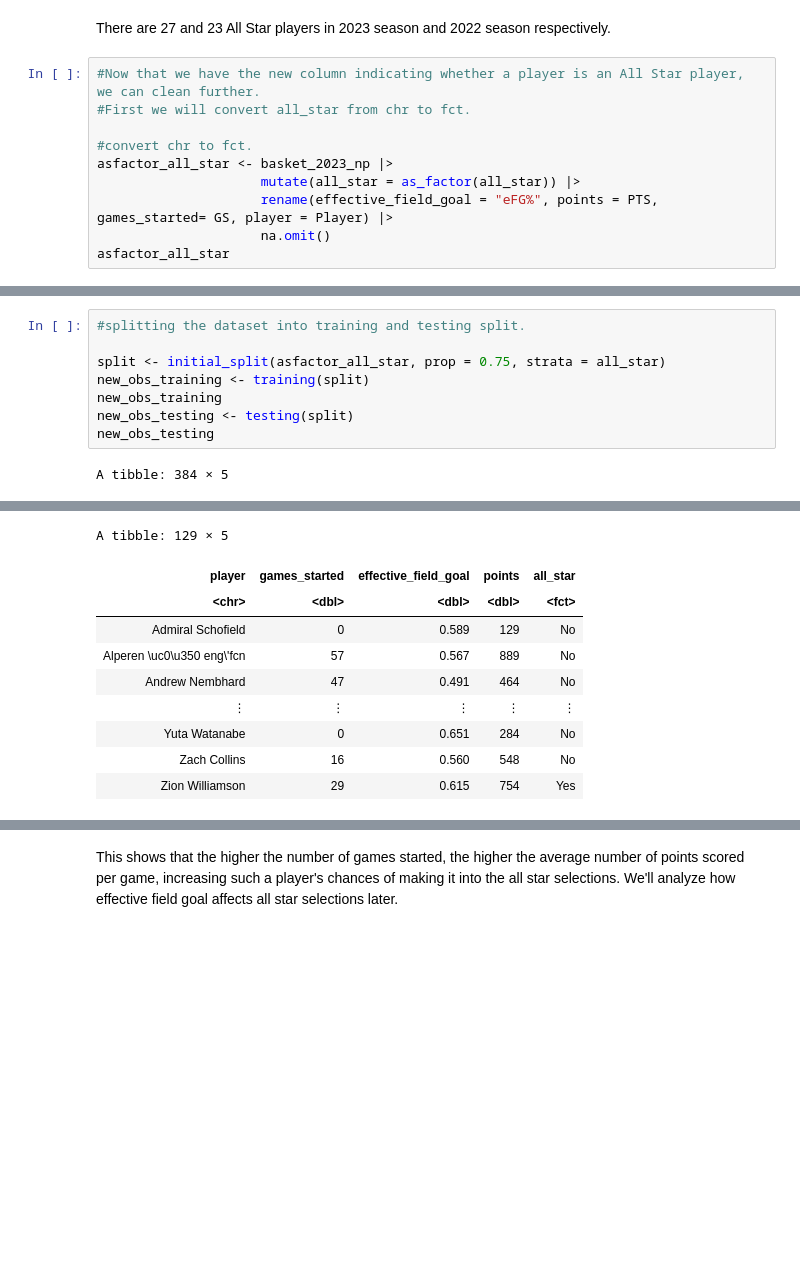
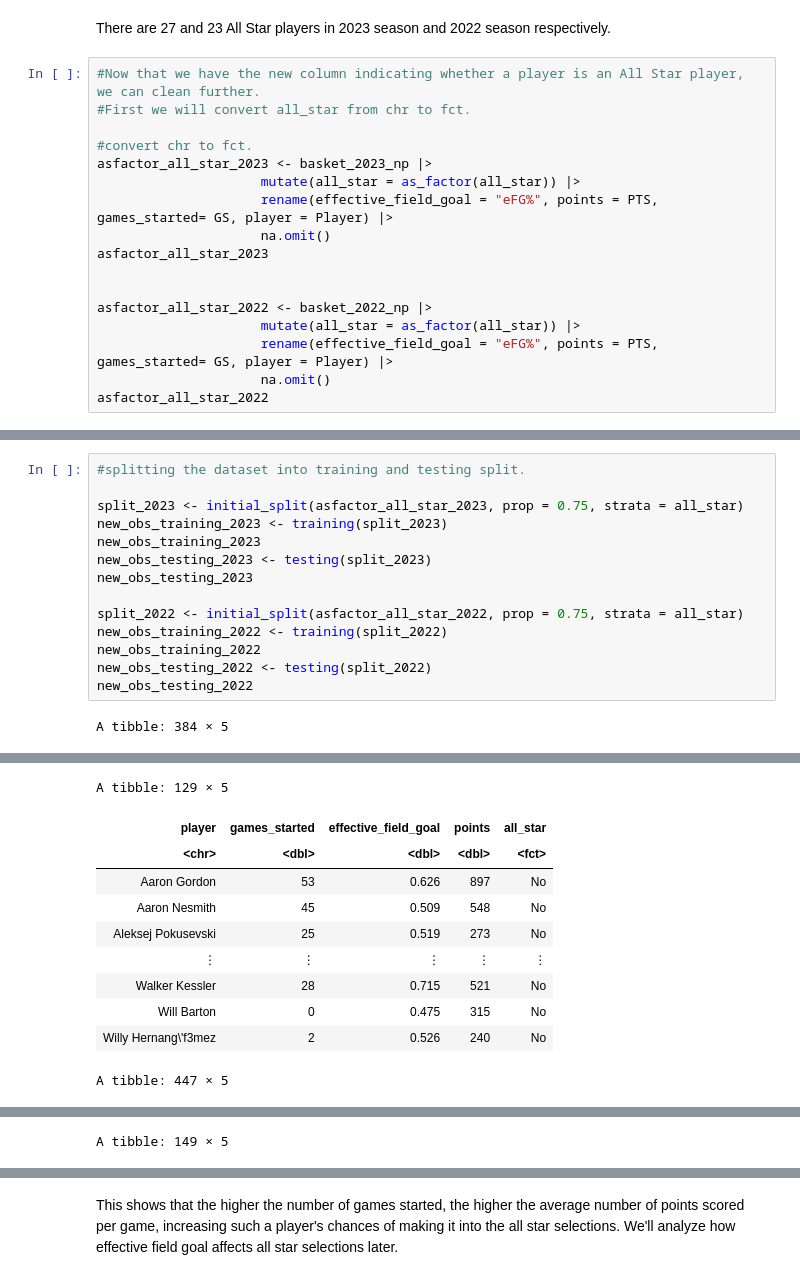
Before and after one commit to DrakenRaptor/Section006-28-Proposal, a Jupyter notebook: ProjectTrial.ipynb, the cells around one changed output, grey strips where cells are left out. Saved outputs shown, nothing was run; the diff lists cells and outputs as text; blank space fills up the shorter version.

```diff
--- a/ProjectTrial.ipynb
+++ b/ProjectTrial.ipynb
@@ -321,11 +321,18 @@ There are 27 and 23 All Star players in 2023 season and 2022 season respectively
 #First we will convert all_star from chr to fct.
 
 #convert chr to fct.
-asfactor_all_star <- basket_2023_np |>
+asfactor_all_star_2023 <- basket_2023_np |>
                      mutate(all_star = as_factor(all_star)) |>
                      rename(effective_field_goal = "eFG%", points = PTS, games_started= GS, player = Player) |>
                      na.omit()
-asfactor_all_star
+asfactor_all_star_2023
+
+
+asfactor_all_star_2022 <- basket_2022_np |>
+                     mutate(all_star = as_factor(all_star)) |>
+                     rename(effective_field_goal = "eFG%", points = PTS, games_started= GS, player = Player) |>
+                     na.omit()
+asfactor_all_star_2022
 # %% [output]
 A tibble: 513 × 5
 | player | games_started | effective_field_goal | points | all_star |
@@ -340,11 +357,17 @@ A tibble: 513 × 5
 # %%
 #splitting the dataset into training and testing split.
 
-split <- initial_split(asfactor_all_star, prop = 0.75, strata = all_star)
-new_obs_training <- training(split)
-new_obs_training
-new_obs_testing <- testing(split)
-new_obs_testing
+split_2023 <- initial_split(asfactor_all_star_2023, prop = 0.75, strata = all_star)
+new_obs_training_2023 <- training(split_2023)
+new_obs_training_2023
+new_obs_testing_2023 <- testing(split_2023)
+new_obs_testing_2023
+
+split_2022 <- initial_split(asfactor_all_star_2022, prop = 0.75, strata = all_star)
+new_obs_training_2022 <- training(split_2022)
+new_obs_training_2022
+new_obs_testing_2022 <- testing(split_2022)
+new_obs_testing_2022
 # %% [output]
 A tibble: 384 × 5
 | player | games_started | effective_field_goal | points | all_star |
@@ -359,10 +382,11 @@ A tibble: 384 × 5
 A tibble: 129 × 5
 | player | games_started | effective_field_goal | points | all_star |
 | <chr> | <dbl> | <dbl> | <dbl> | <fct> |
-| Admiral Schofield | 0 | 0.589 | 129 | No |
-| Alperen \uc0\u350 eng\'fcn | 57 | 0.567 | 889 | No |
-| Andrew Nembhard | 47 | 0.491 | 464 | No |
+| Aaron Gordon | 53 | 0.626 | 897 | No |
+| Aaron Nesmith | 45 | 0.509 | 548 | No |
+| Aleksej Pokusevski | 25 | 0.519 | 273 | No |
 | ⋮ | ⋮ | ⋮ | ⋮ | ⋮ |
-| Yuta Watanabe | 0 | 0.651 | 284 | No |
-| Zach Collins | 16 | 0.560 | 548 | No |
-| Zion Williamson | 29 | 0.615 | 754 | Yes |
+| Walker Kessler | 28 | 0.715 | 521 | No |
+| Will Barton | 0 | 0.475 | 315 | No |
+| Willy Hernang\'f3mez | 2 | 0.526 | 240 | No |
+A tibble: 447 × 5
@@ -368,0 +402 @@ A tibble: 129 × 5
+A tibble: 149 × 5
```
Also changed, not shown: parts of 8 cells of this notebook.
